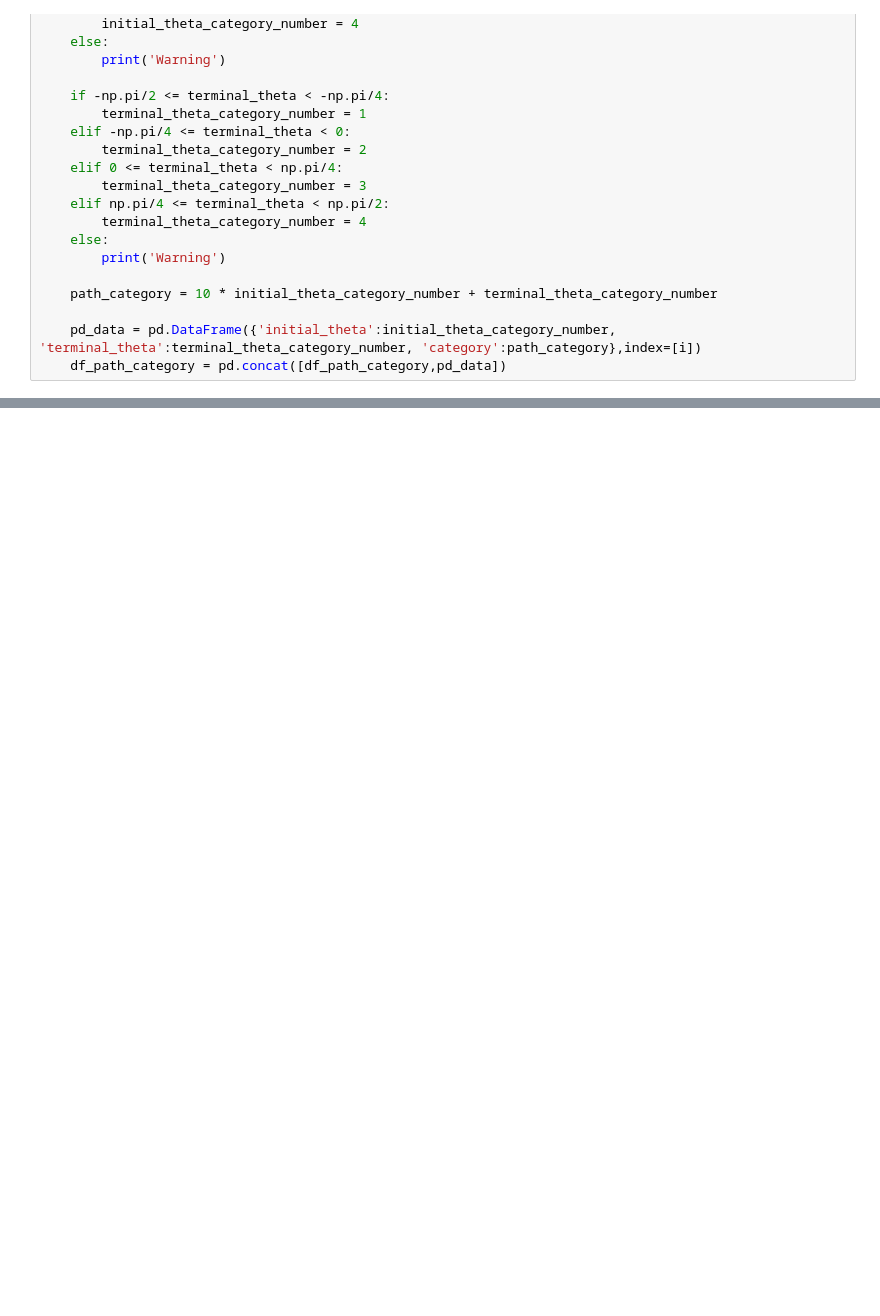
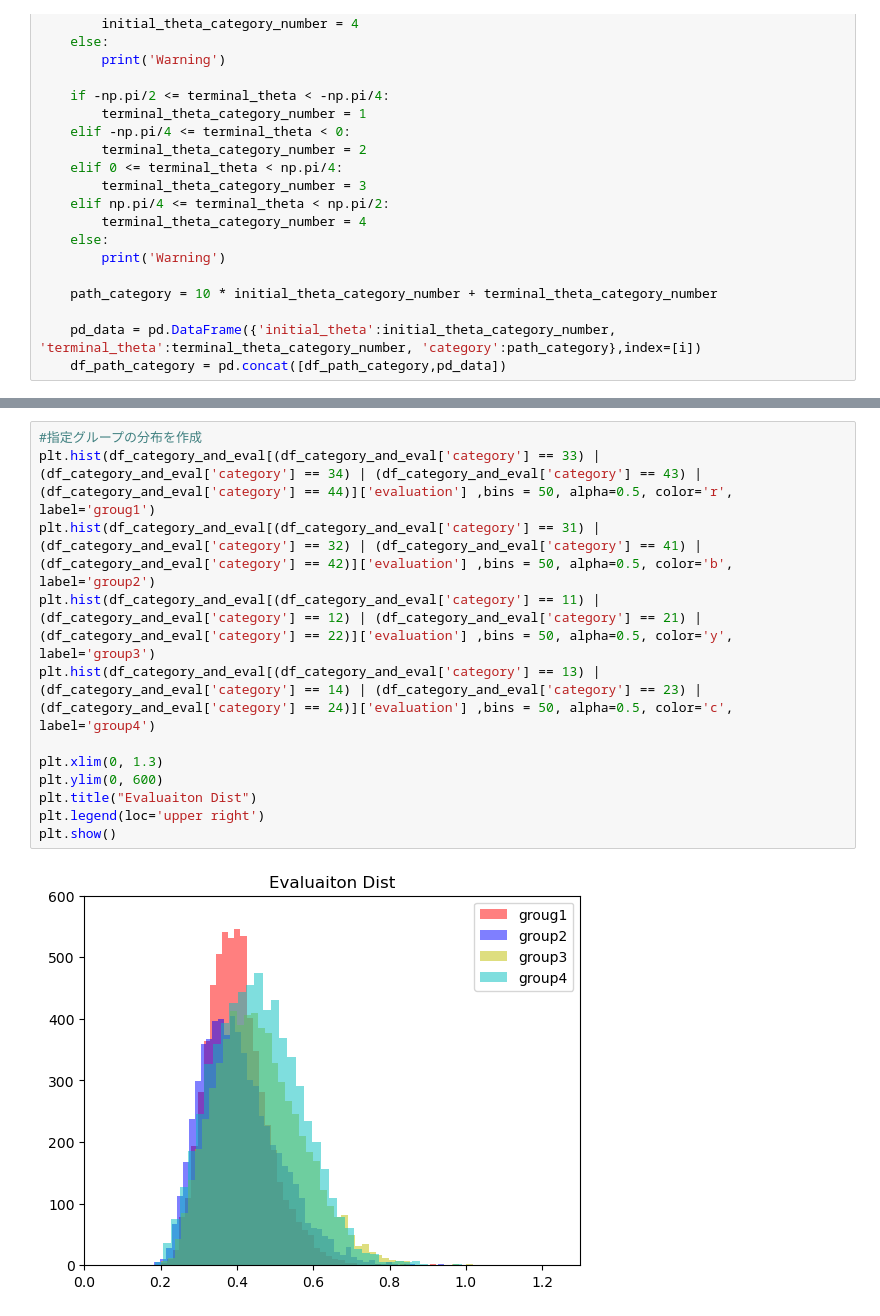
Before and after one commit to ryota0805/path_analysis, a Jupyter notebook: analysis.ipynb, the cells around one changed output, grey strips where cells are left out. Drawn from its saved outputs; the diff is of its cells as text; blank space fills up the shorter version.

```diff
--- a/analysis.ipynb
+++ b/analysis.ipynb
@@ -158,3 +138,17 @@ plt.show()
+# %%
+#指定グループの分布を作成
+plt.hist(df_category_and_eval[(df_category_and_eval['category'] == 33) | (df_category_and_eval['category'] == 34) | (df_category_and_eval['category'] == 43) | (df_category_and_eval['category'] == 44)]['evaluation'] ,bins = 50, alpha=0.5, color='r', label='groug1')
+plt.hist(df_category_and_eval[(df_category_and_eval['category'] == 31) | (df_category_and_eval['category'] == 32) | (df_category_and_eval['category'] == 41) | (df_category_and_eval['category'] == 42)]['evaluation'] ,bins = 50, alpha=0.5, color='b', label='group2')
+plt.hist(df_category_and_eval[(df_category_and_eval['category'] == 11) | (df_category_and_eval['category'] == 12) | (df_category_and_eval['category'] == 21) | (df_category_and_eval['category'] == 22)]['evaluation'] ,bins = 50, alpha=0.5, color='y', label='group3')
+plt.hist(df_category_and_eval[(df_category_and_eval['category'] == 13) | (df_category_and_eval['category'] == 14) | (df_category_and_eval['category'] == 23) | (df_category_and_eval['category'] == 24)]['evaluation'] ,bins = 50, alpha=0.5, color='c', label='group4')
+
+plt.xlim(0, 1.3)
+plt.ylim(0, 600)
+plt.title("Evaluaiton Dist")
+plt.legend(loc='upper right')
+plt.show()
+# %% [output]
+[figure, added]
 # %%
 #各ヒストグラムの中央値より小さいデータのindexを抽出する
 index_set = set()
```
Also changed, not shown: parts of 10 cells of this notebook.
